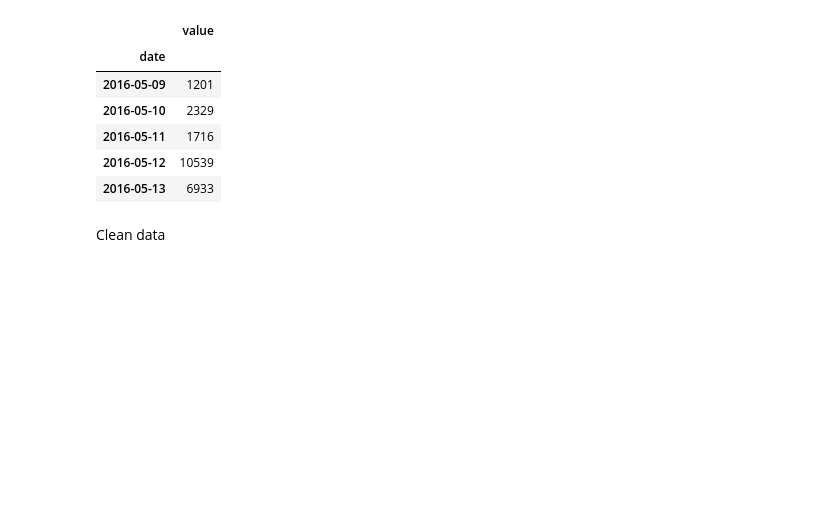
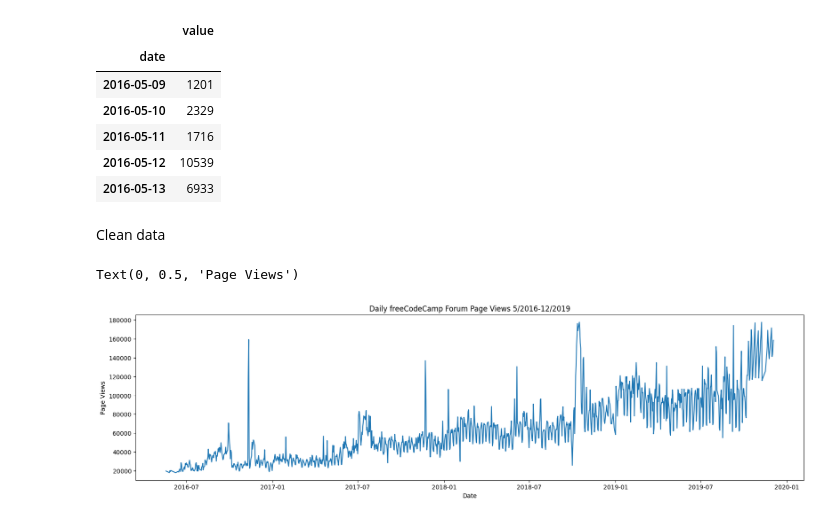
Before and after one commit to GiancarloN/Data-Analysis-with-Python, a Jupyter notebook: 04 - Page View Time Series/page-view.ipynb, the cells around one changed output. Saved outputs shown, nothing was run; the diff lists cells and outputs as text; code cells hidden in the pictures; blank space fills up the shorter version.

```diff
--- a/04 - Page View Time Series/page-view.ipynb
+++ b/04 - Page View Time Series/page-view.ipynb
@@ -26,3 +26,12 @@ Clean data
 # %%
 df = df[df["value"] >= df["value"].quantile(0.025)]
 df = df[df["value"] <= df["value"].quantile(0.975)]
+# %%
+fig = plt.figure(figsize=(20,5))
+plt.plot(df.index, df["value"])
+plt.title("Daily freeCodeCamp Forum Page Views 5/2016-12/2019")
+plt.xlabel("Date")
+plt.ylabel("Page Views")
+# %% [output]
+Text(0, 0.5, 'Page Views')
+[figure, added]
```
